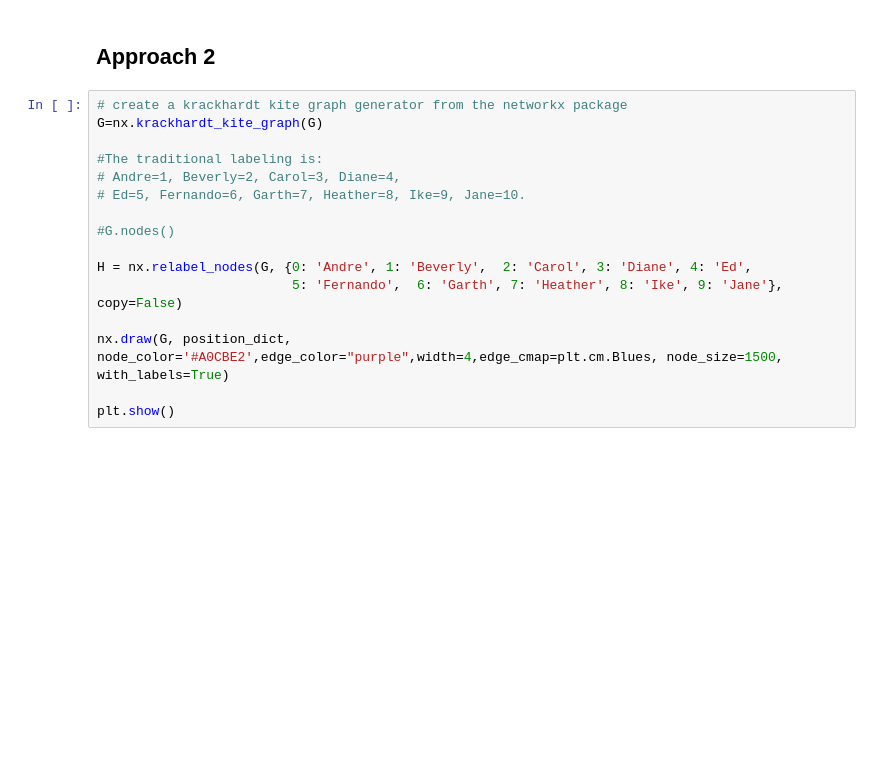
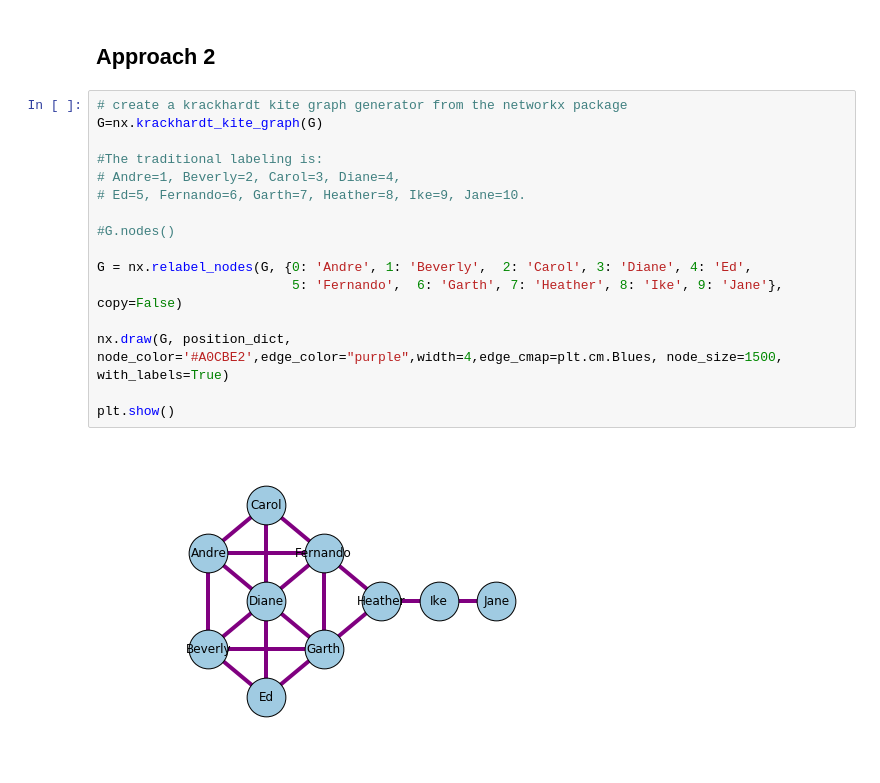
Before and after one commit to kfolsom98/DATA620, a Jupyter notebook: Assignment2/KFolsom_Assignment2.ipynb, the cells around one changed output. Cells and saved outputs as stored; diff of their text form; blank space fills up the shorter version.

```diff
--- a/Assignment2/KFolsom_Assignment2.ipynb
+++ b/Assignment2/KFolsom_Assignment2.ipynb
@@ -55,16 +59,18 @@ plt.show()
 # %%
 # create a krackhardt kite graph generator from the networkx package
 G=nx.krackhardt_kite_graph(G)
 
 #The traditional labeling is:
 # Andre=1, Beverly=2, Carol=3, Diane=4,
 # Ed=5, Fernando=6, Garth=7, Heather=8, Ike=9, Jane=10.
 
 #G.nodes()
 
-H = nx.relabel_nodes(G, {0: 'Andre', 1: 'Beverly',  2: 'Carol', 3: 'Diane', 4: 'Ed',
+G = nx.relabel_nodes(G, {0: 'Andre', 1: 'Beverly',  2: 'Carol', 3: 'Diane', 4: 'Ed',
                          5: 'Fernando',  6: 'Garth', 7: 'Heather', 8: 'Ike', 9: 'Jane'}, copy=False)
 
 nx.draw(G, position_dict, node_color='#A0CBE2',edge_color="purple",width=4,edge_cmap=plt.cm.Blues, node_size=1500, with_labels=True)
 
 plt.show()
+# %% [output]
+[figure, added]
```
Also changed, not shown: parts of 3 cells of this notebook.
